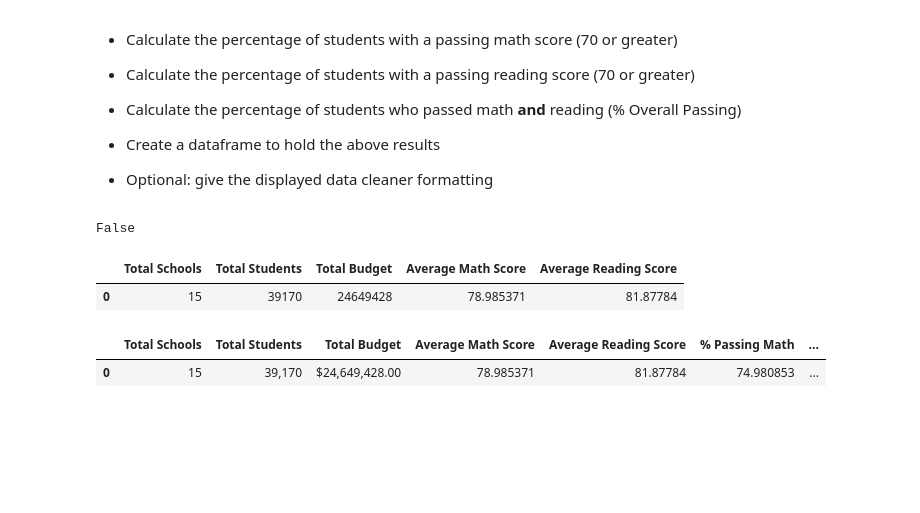
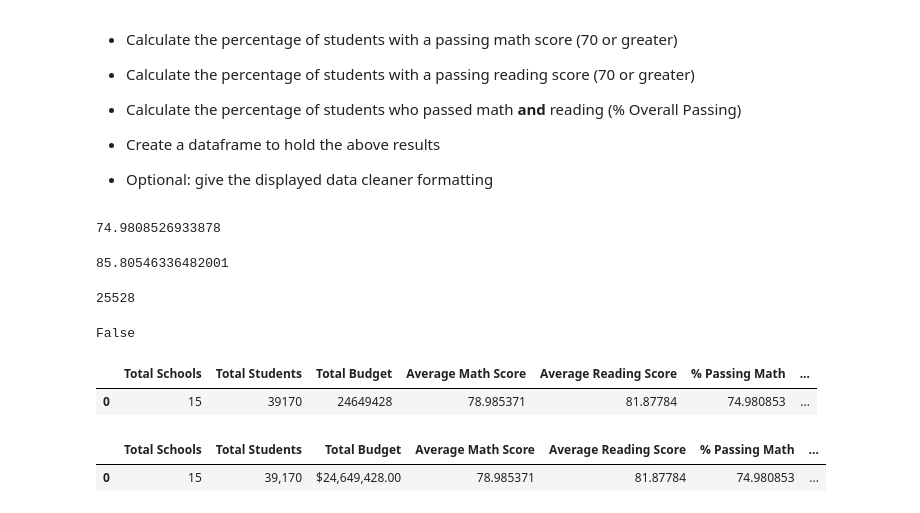
Before and after one commit to LisaCaruana/Panda-challenge, a Jupyter notebook: PyCitySchools_working.ipynb, the cells around one changed output. Saved outputs shown, nothing was run; the diff lists cells and outputs as text; code cells hidden in the pictures; blank space fills up the shorter version.

```diff
--- a/PyCitySchools_working.ipynb
+++ b/PyCitySchools_working.ipynb
@@ -54,8 +54,16 @@ avg_math_score_df=students_complete_df["math_score"].mean()
 avg_reading_score_df=students_complete_df["reading_score"].mean()
 # %%
 # Need to pull all of the grades over 70 from the math column
-math_score=students_complete_df["math_score"]>70
-math_pass=[math_score].count
+math_score=school_data_complete[(school_data_complete["math_score"]>=70)] #grab every row this is true for
+math_pass=math_score.count()["math_score"]
+math_pass_percent=(math_pass/total_students_df)*100
+math_pass_percent
+
+
+
+# [] represent a list, variable math_Score is a series
+# To call a function, need (). A function is built into python, something the language itself requires
+#math_Score gives a series of booleans
 # math_pass coming back as: <function list.count(value, /)>
 # Need to convert list object to integer
 
@@ -69,6 +77,22 @@ math_pass=[math_score].count
 # and then divide that number by the total # of students, and multiply by 100
 # Pass math and reading = add up the total number of students with grades over 70 in BOTH the math and reading columns
 # and then divide this by the total # of students and multiply by 100.
+# %% [output]
+74.9808526933878
+# %%
+reading_score=school_data_complete[(school_data_complete["reading_score"]>=70)]
+reading_pass=reading_score.count()["reading_score"]
+reading_pass_percent=(reading_pass/total_students_df)*100
+reading_pass_percent
+# %% [output]
+85.80546336482001
+# %%
+overall_grade=school_data_complete[(school_data_complete["reading_score"]>=70) & (school_data_complete["math_score"]>=70)]
+overall_pass=overall_grade.count()["Student ID"]
+overall_pass_percent=(r_pass/total_students_df)*100
+reading_pass_percent
+# %% [output]
+25528
 # %%
 # students_passing_math= school_data_complete
 
@@ -107,17 +131,21 @@ False
 # %%
 data= {
     "Total Schools ": [total_schools],
 # Total schools isn't correct
     "Total Students ": [total_students_df], #either integer or float (767124865)
     "Total Budget ": [total_budget_df], #integer or float
     "Average Math Score ": [avg_math_score_df],#decimal 78.985...
     "Average Reading Score ": [avg_reading_score_df], # decimal 81.8779....
- #  "% Passing Math": [math_percent]
+    "% Passing Math": [math_pass_percent],
+    "% Passing Reading": [reading_pass_percent]
 }
 pd.DataFrame(data)
+
+# Brackets necessary around % because only 1 number, for next parts w summary data frame, they're series
+# so don't need [] around variable
 # %% [output]
-|  | Total Schools | Total Students | Total Budget | Average Math Score | Average Reading Score |
-| 0 | 15 | 39170 | 24649428 | 78.985371 | 81.87784 |
+|  | Total Schools | Total Students | Total Budget | Average Math Score | Average Reading Score | % Passing Math | ... |
+| 0 | 15 | 39170 | 24649428 | 78.985371 | 81.87784 | 74.980853 | ... |
 # %%
 # %% [output]
 |  | Total Schools | Total Students | Total Budget | Average Math Score | Average Reading Score | % Passing Math | ... |
```
Also changed, not shown: parts of 3 cells of this notebook.
